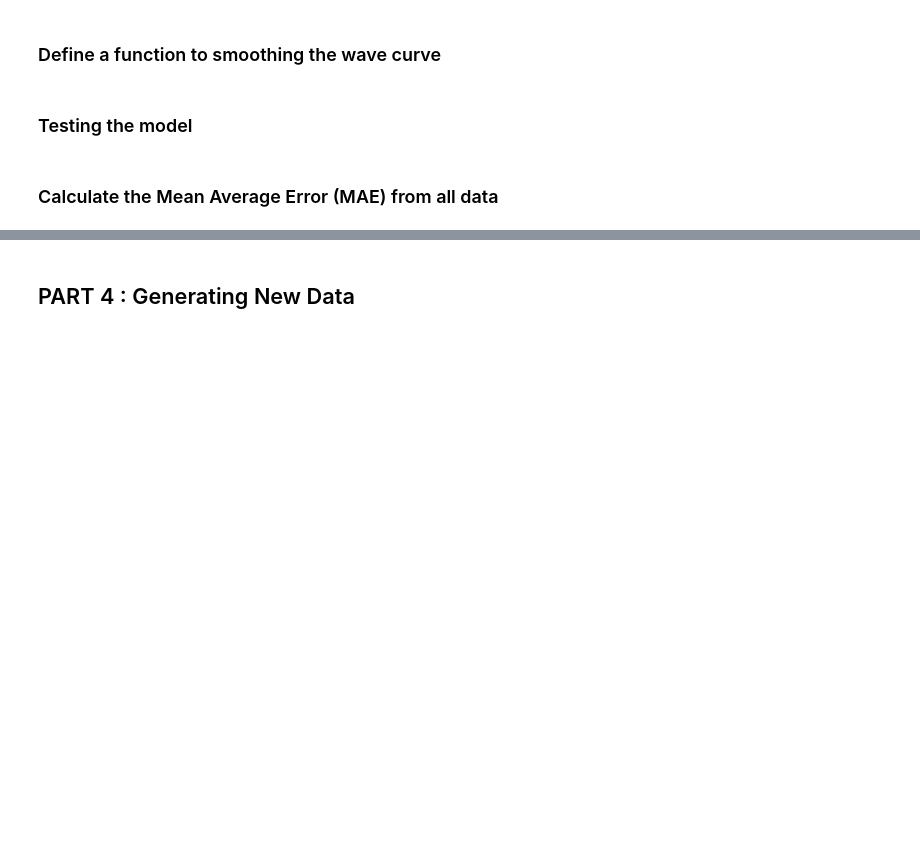
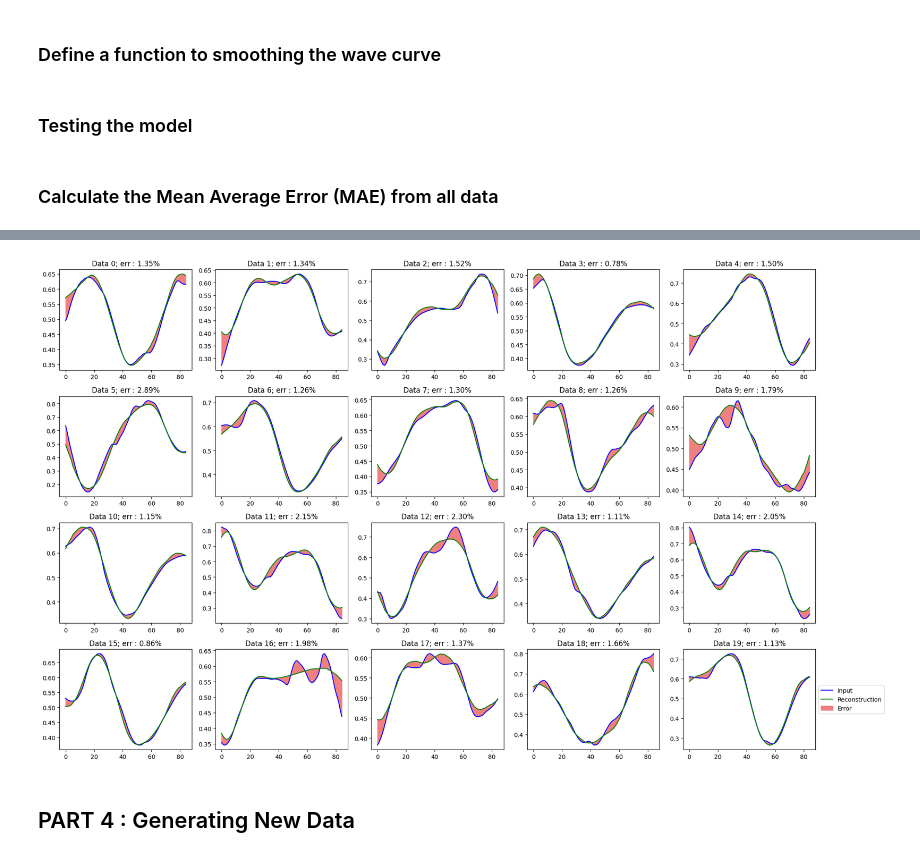
Before and after one commit to yokahealthcare/Anasa-GAN, a Jupyter notebook: [Main_v2] [AE] Breathing_Wave.ipynb, the cells around one changed output, grey strips where cells are left out. Saved outputs shown, nothing was run; the diff lists cells and outputs as text; code cells hidden in the pictures; blank space fills up the shorter version.

Commit message:
Added Plotting Grid

```diff
--- a/[Main_v2] [AE] Breathing_Wave.ipynb
+++ b/[Main_v2] [AE] Breathing_Wave.ipynb
@@ -231,20 +232,31 @@ plt.show()
 # %%
 # Create figure and axis objects
-fig, ax = plt.subplots(10)
+row = int(20 / 5)
 
-for idx in range(10):
-  # Plot each time series
-  ax[idx].plot(X[idx], 'b')
-  ax[idx].plot(decoded_data[idx], 'g')
-  ax[idx].fill_between(np.arange(X.shape[1]), decoded_data[idx], X[idx], color='lightcoral')
-  ax[idx].set_title("Data {}".format(idx))
-  ax[idx].legend(labels=["Input", "Reconstruction", "Error"])
+fig, ax = plt.subplots(row, 5, figsize=(20,row*3))
+
+idx=0
+for y in range(row):
+  for x in range(5):
+    # Plot each time series
+    ax[y, x].plot(X[idx], 'b')
+    ax[y, x].plot(decoded_data[idx], 'g')
+    ax[y, x].fill_between(np.arange(X.shape[1]), decoded_data[idx], X[idx], color='lightcoral')
+    ax[y, x].set_title("Data {}; err : {:.2f}%".format(idx, loss[idx]*100))
+    #ax[y, x].legend()
+
+    idx += 1
+
+# legend
+plt.legend(labels=["Input", "Reconstruction", "Error"], loc='center left', bbox_to_anchor=(1, 0.5))
 
 # Customize the overall layout
 plt.tight_layout()
 
 # Show
 plt.show()
+# %% [output]
+[figure, added]
 # %% [markdown]
 ## PART 4 : Generating New Data
 # %%
```
Also changed, not shown: parts of 11 cells of this notebook.
